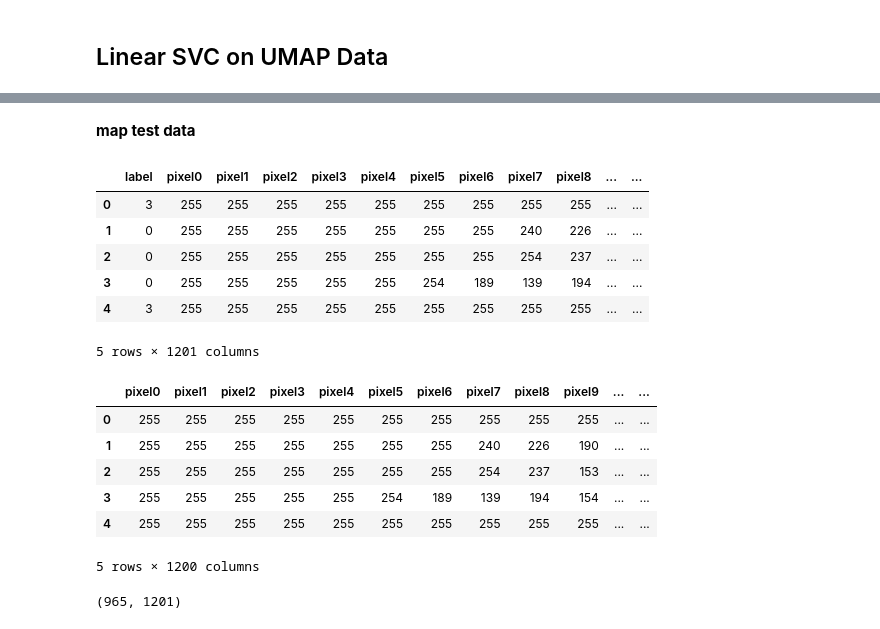
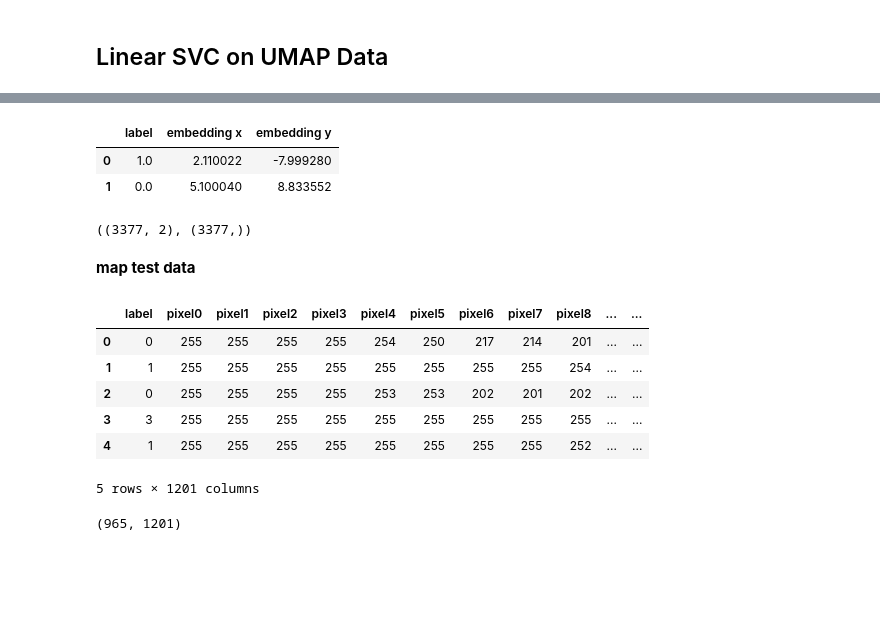
Before and after one commit to W281/W281-FashionClassification, a Jupyter notebook: EL-Final-Files/7-Classifier-LinearSVC-and-UMAP.ipynb, the cells around one changed output, grey strips where cells are left out. Drawn from its saved outputs; the diff is of its cells as text; code cells hidden in the pictures; blank space fills up the shorter version.

```diff
--- a/EL-Final-Files/7-Classifier-LinearSVC-and-UMAP.ipynb
+++ b/EL-Final-Files/7-Classifier-LinearSVC-and-UMAP.ipynb
@@ -354,0 +334,6 @@ umap_train.shape
+# %%
+train_umap.head(2)
+# %% [output]
+|  | label | embedding x | embedding y |
+| 0 | 1.0 | 2.110022 | -7.999280 |
+| 1 | 0.0 | 5.100040 | 8.833552 |
@@ -355,27 +344,21 @@ umap_train.shape
+# %%
+x_train_u.shape, y_train_u.shape
+# %% [output]
+((3377, 2), (3377,))
 # %% [markdown]
 **map test data**
 # %%
 # Load new data
-test_data = pd.read_csv('test_gray_small.csv')
+test_data = pd.read_csv('gray_small_test_set.csv')
 test_data.head(5)
 # %% [output]
 |  | label | pixel0 | pixel1 | pixel2 | pixel3 | pixel4 | pixel5 | pixel6 | pixel7 | pixel8 | ... | ... |
-| 0 | 3 | 255 | 255 | 255 | 255 | 255 | 255 | 255 | 255 | 255 | ... | ... |
-| 1 | 0 | 255 | 255 | 255 | 255 | 255 | 255 | 255 | 240 | 226 | ... | ... |
-| 2 | 0 | 255 | 255 | 255 | 255 | 255 | 255 | 255 | 254 | 237 | ... | ... |
-| 3 | 0 | 255 | 255 | 255 | 255 | 255 | 254 | 189 | 139 | 194 | ... | ... |
-| 4 | 3 | 255 | 255 | 255 | 255 | 255 | 255 | 255 | 255 | 255 | ... | ... |
+| 0 | 0 | 255 | 255 | 255 | 255 | 254 | 250 | 217 | 214 | 201 | ... | ... |
+| 1 | 1 | 255 | 255 | 255 | 255 | 255 | 255 | 255 | 255 | 254 | ... | ... |
+| 2 | 0 | 255 | 255 | 255 | 255 | 253 | 253 | 202 | 201 | 202 | ... | ... |
+| 3 | 3 | 255 | 255 | 255 | 255 | 255 | 255 | 255 | 255 | 255 | ... | ... |
+| 4 | 1 | 255 | 255 | 255 | 255 | 255 | 255 | 255 | 255 | 252 | ... | ... |
 5 rows × 1201 columns
-# %%
-test_data.iloc[:,1:].head(5)
-# %% [output]
-|  | pixel0 | pixel1 | pixel2 | pixel3 | pixel4 | pixel5 | pixel6 | pixel7 | pixel8 | pixel9 | ... | ... |
-| 0 | 255 | 255 | 255 | 255 | 255 | 255 | 255 | 255 | 255 | 255 | ... | ... |
-| 1 | 255 | 255 | 255 | 255 | 255 | 255 | 255 | 240 | 226 | 190 | ... | ... |
-| 2 | 255 | 255 | 255 | 255 | 255 | 255 | 255 | 254 | 237 | 153 | ... | ... |
-| 3 | 255 | 255 | 255 | 255 | 255 | 254 | 189 | 139 | 194 | 154 | ... | ... |
-| 4 | 255 | 255 | 255 | 255 | 255 | 255 | 255 | 255 | 255 | 255 | ... | ... |
-5 rows × 1200 columns
 # %%
 test_data.shape
 # %% [output]
```
Also changed, not shown: parts of 20 cells of this notebook, 4 other files.
